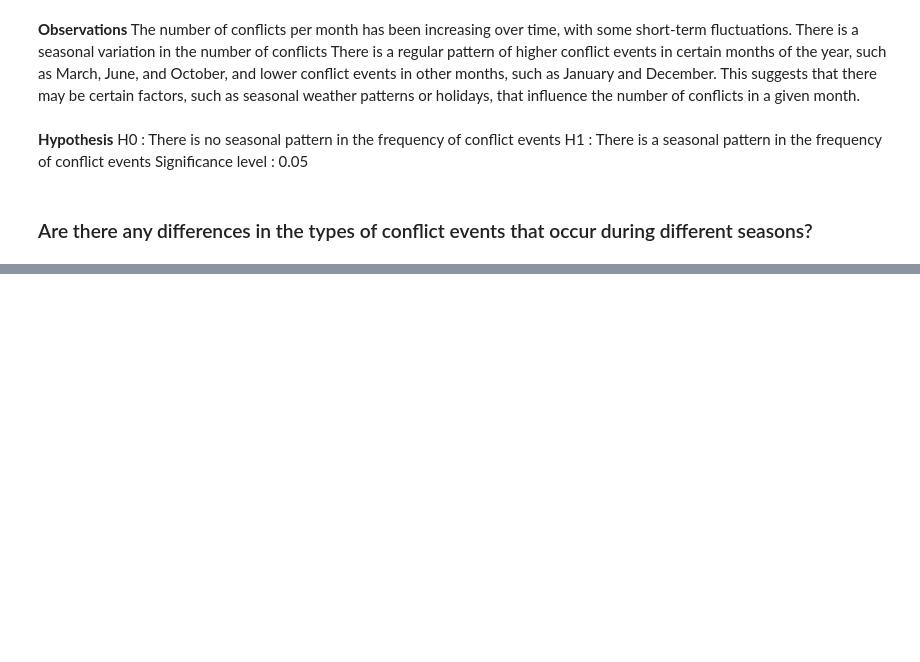
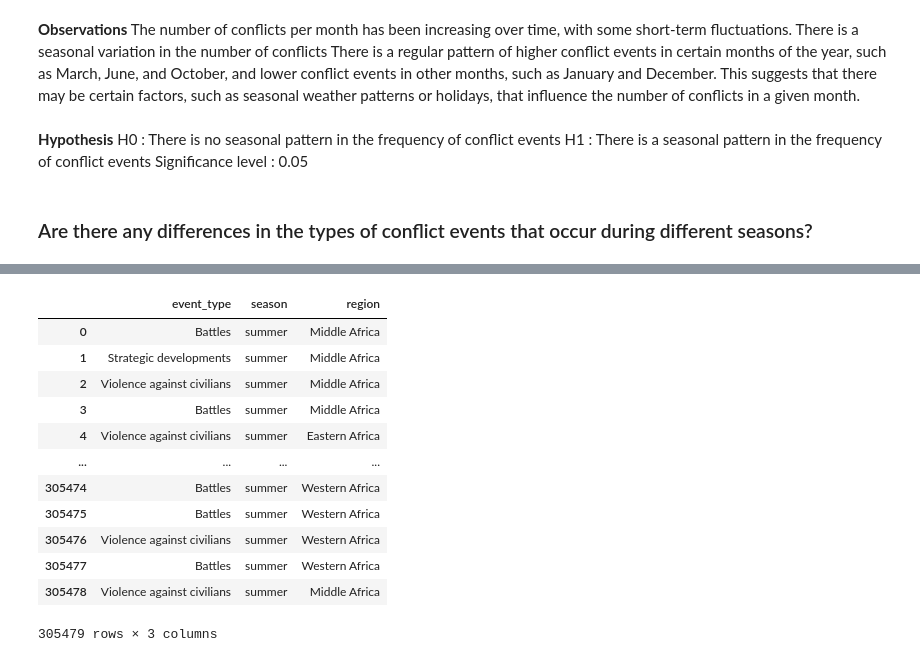
Before and after one commit to Stoichiometrical/ACLED-Data-Analysis, a Jupyter notebook: acled.ipynb, the cells around one changed output, grey strips where cells are left out. Drawn from its saved outputs; the diff is of its cells as text; code cells hidden in the pictures; blank space fills up the shorter version.

```diff
--- a/acled.ipynb
+++ b/acled.ipynb
@@ -535,0 +571,17 @@ TypeError: Horizontal orientation requires numeric `x` variable.
+# %%
+rc= df[["event_type","season","region"]]
+rc
+# %% [output]
+|  | event_type | season | region |
+| 0 | Battles | summer | Middle Africa |
+| 1 | Strategic developments | summer | Middle Africa |
+| 2 | Violence against civilians | summer | Middle Africa |
+| 3 | Battles | summer | Middle Africa |
+| 4 | Violence against civilians | summer | Eastern Africa |
+| ... | ... | ... | ... |
+| 305474 | Battles | summer | Western Africa |
+| 305475 | Battles | summer | Western Africa |
+| 305476 | Violence against civilians | summer | Western Africa |
+| 305477 | Battles | summer | Western Africa |
+| 305478 | Violence against civilians | summer | Middle Africa |
+305479 rows × 3 columns
```
Also changed, not shown: parts of 10 cells of this notebook, 1 other file.
